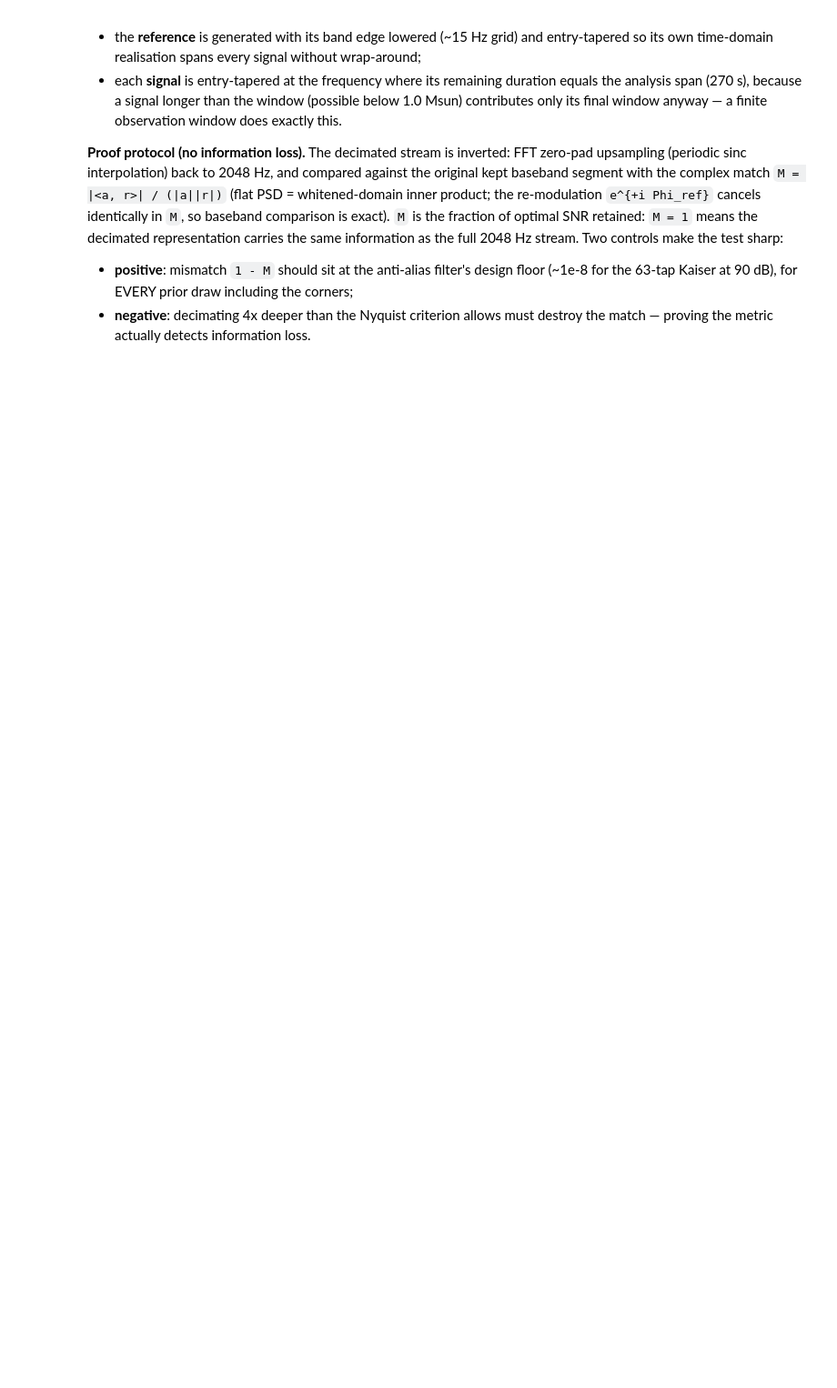
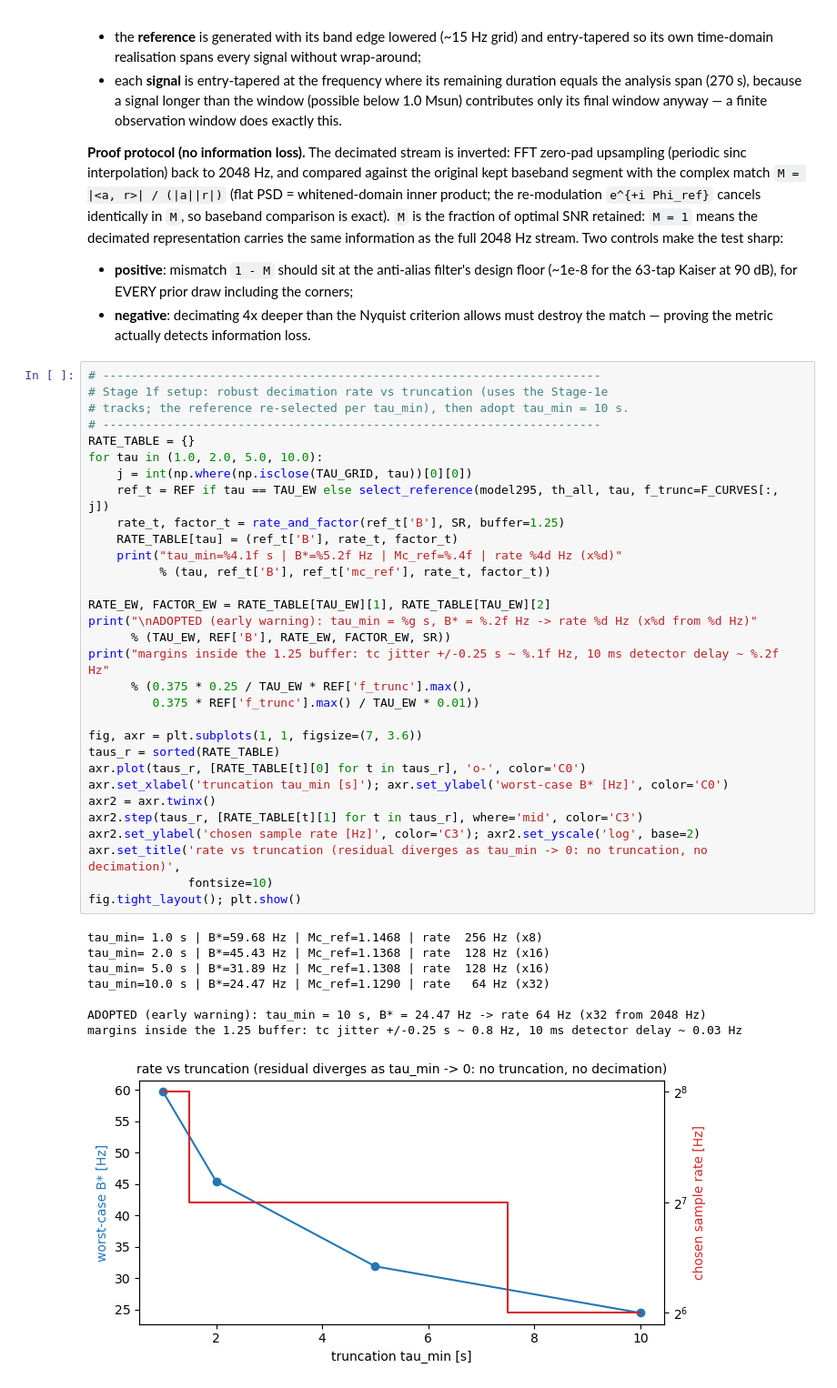
Before and after one commit to nnarenraju/sage, a Jupyter notebook: notebooks/heterodyning.ipynb, the cells around one changed output. Shown at 91% size. Saved outputs shown, nothing was run; the diff lists cells and outputs as text; blank space fills up the shorter version.

```diff
--- a/notebooks/heterodyning.ipynb
+++ b/notebooks/heterodyning.ipynb
@@ -792,6 +847,46 @@ means the decimated representation carries the same information as the full
   including the corners;
 - **negative**: decimating 4x deeper than the Nyquist criterion allows must
   destroy the match — proving the metric actually detects information loss.
+# %%
+# ----------------------------------------------------------------------
+# Stage 1f setup: robust decimation rate vs truncation (uses the Stage-1e
+# tracks; the reference re-selected per tau_min), then adopt tau_min = 10 s.
+# ----------------------------------------------------------------------
+RATE_TABLE = {}
+for tau in (1.0, 2.0, 5.0, 10.0):
+    j = int(np.where(np.isclose(TAU_GRID, tau))[0][0])
+    ref_t = REF if tau == TAU_EW else select_reference(model295, th_all, tau, f_trunc=F_CURVES[:, j])
+    rate_t, factor_t = rate_and_factor(ref_t['B'], SR, buffer=1.25)
+    RATE_TABLE[tau] = (ref_t['B'], rate_t, factor_t)
+    print("tau_min=%4.1f s | B*=%5.2f Hz | Mc_ref=%.4f | rate %4d Hz (x%d)"
+          % (tau, ref_t['B'], ref_t['mc_ref'], rate_t, factor_t))
+
+RATE_EW, FACTOR_EW = RATE_TABLE[TAU_EW][1], RATE_TABLE[TAU_EW][2]
+print("\nADOPTED (early warning): tau_min = %g s, B* = %.2f Hz -> rate %d Hz (x%d from %d Hz)"
+      % (TAU_EW, REF['B'], RATE_EW, FACTOR_EW, SR))
+print("margins inside the 1.25 buffer: tc jitter +/-0.25 s ~ %.1f Hz, 10 ms detector delay ~ %.2f Hz"
+      % (0.375 * 0.25 / TAU_EW * REF['f_trunc'].max(),
+         0.375 * REF['f_trunc'].max() / TAU_EW * 0.01))
+
+fig, axr = plt.subplots(1, 1, figsize=(7, 3.6))
+taus_r = sorted(RATE_TABLE)
+axr.plot(taus_r, [RATE_TABLE[t][0] for t in taus_r], 'o-', color='C0')
+axr.set_xlabel('truncation tau_min [s]'); axr.set_ylabel('worst-case B* [Hz]', color='C0')
+axr2 = axr.twinx()
+axr2.step(taus_r, [RATE_TABLE[t][1] for t in taus_r], where='mid', color='C3')
+axr2.set_ylabel('chosen sample rate [Hz]', color='C3'); axr2.set_yscale('log', base=2)
+axr.set_title('rate vs truncation (residual diverges as tau_min -> 0: no truncation, no decimation)',
+              fontsize=10)
+fig.tight_layout(); plt.show()
+# %% [output]
+tau_min= 1.0 s | B*=59.68 Hz | Mc_ref=1.1468 | rate  256 Hz (x8)
+tau_min= 2.0 s | B*=45.43 Hz | Mc_ref=1.1368 | rate  128 Hz (x16)
+tau_min= 5.0 s | B*=31.89 Hz | Mc_ref=1.1308 | rate  128 Hz (x16)
+tau_min=10.0 s | B*=24.47 Hz | Mc_ref=1.1290 | rate   64 Hz (x32)
+
+ADOPTED (early warning): tau_min = 10 s, B* = 24.47 Hz -> rate 64 Hz (x32 from 2048 Hz)
+margins inside the 1.25 buffer: tc jitter +/-0.25 s ~ 0.8 Hz, 10 ms detector delay ~ 0.03 Hz
+[figure, added]
 # %%
 # ----------------------------------------------------------------------
 # Stage 1f (A): the framework end to end, VISIBLY, on three real systems
```
Also changed, not shown: parts of 6 cells of this notebook.
